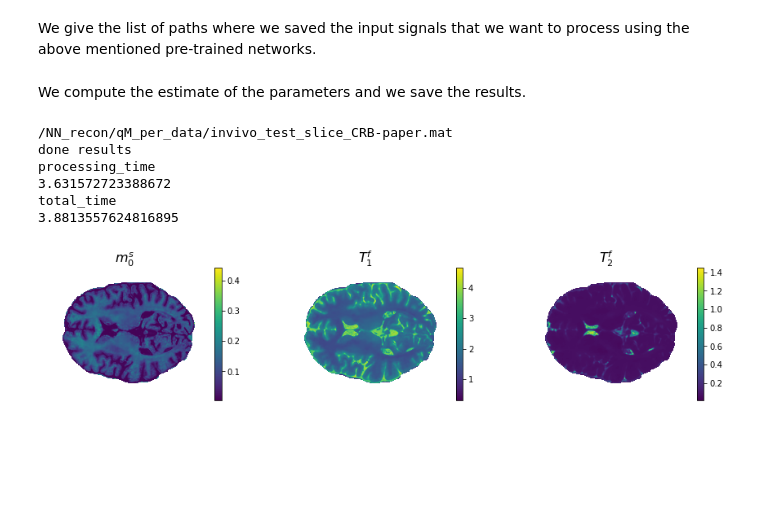
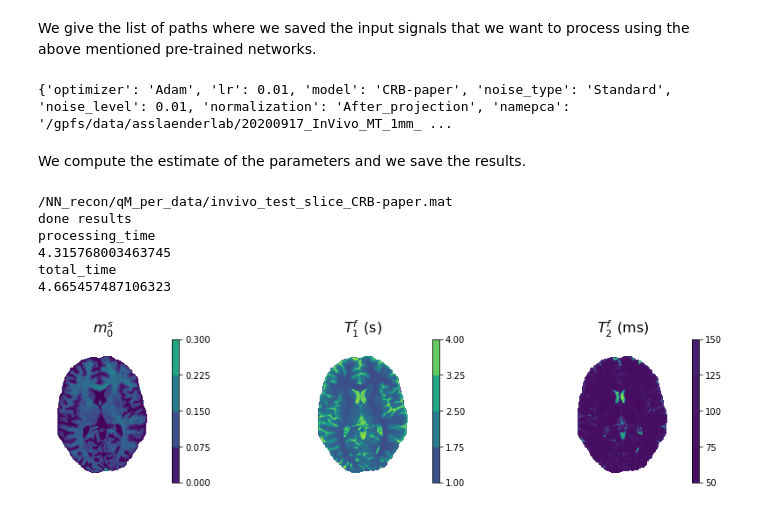
Before and after one commit to quentin-duchemin/MRF-CRBLoss, a Jupyter notebook: docs/source/tutorials/notebooks/slice-paper.ipynb, the cells around one changed output. Saved outputs shown, nothing was run; the diff lists cells and outputs as text; code cells hidden in the pictures; blank space fills up the shorter version.

Commit message:
correction unit

```diff
--- a/docs/source/tutorials/notebooks/slice-paper.ipynb
+++ b/docs/source/tutorials/notebooks/slice-paper.ipynb
@@ -49,6 +49,12 @@ names = [ 'CRB-paper']
 We give the list of paths where we saved the input signals that we want to process using the above mentioned pre-trained networks.
 # %%
 data_files = ['paper_data/invivo_test_slice.mat']
+# %%
+with open(root+'settings_files_offline/settings_'+name+'.pkl', 'rb') as f:
+        settings = pickle.load(f)
+        print(settings)
+# %% [output]
+{'optimizer': 'Adam', 'lr': 0.01, 'model': 'CRB-paper', 'noise_type': 'Standard', 'noise_level': 0.01, 'normalization': 'After_projection', 'namepca': '/gpfs/data/asslaenderlab/20200917_InVivo_MT_1mm_ ...
 # %% [markdown]
 We compute the estimate of the parameters and we save the results.
 # %%
@@ -62,6 +68,8 @@ for name, data_file in zip(names, data_files):
         # Neural Network Architecture #
         ##################
         model = importlib.import_module('MRF.models.' + settings['name_model'])
+
+        settings['namepca'] = root+'/paper_data/basis_for_compress.mat'
 
         ##################
         # Loading the pre-trained network #
@@ -154,15 +162,19 @@ for name, data_file in zip(names, data_files):
 /NN_recon/qM_per_data/invivo_test_slice_CRB-paper.mat
 done results
 processing_time
-3.631572723388672
+4.315768003463745
 total_time
-3.8813557624816895
+4.665457487106323
 # %%
 fig, ax = plt.subplots(len(net['params'])//3,3, figsize=(15,3))
+
+ranges = [[0,0.3],[1,4],[50,150]]
+scaling = [1,1,1e3]
+units = ['',' (s)',' (ms)']
 for i, ind in enumerate(net['params']):
-    shw = ax[i].imshow(params[0,:,:,i])
-    ax[i].set_title(paramtolatexname[ind], size=16)
-    plt.colorbar(shw, ax=ax[i])
+    shw = ax[i].imshow(scaling[i]*params[0,:,:,i].T)
+    ax[i].set_title(paramtolatexname[ind]+units[i], size=16)
+    plt.colorbar(shw, ax=ax[i], boundaries=np.linspace(ranges[i][0],ranges[i][1],5))
     ax[i].axis('off')
 # %% [output]
-[figure, old version]
+[figure, new version]
```
Also changed, not shown: 17 other files.
